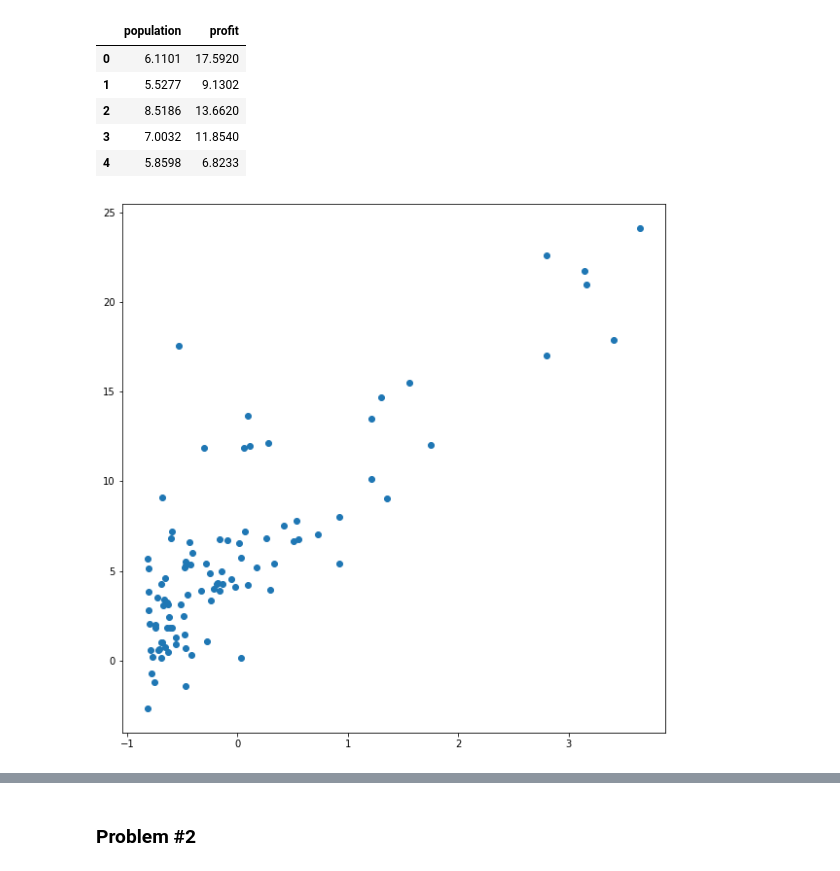
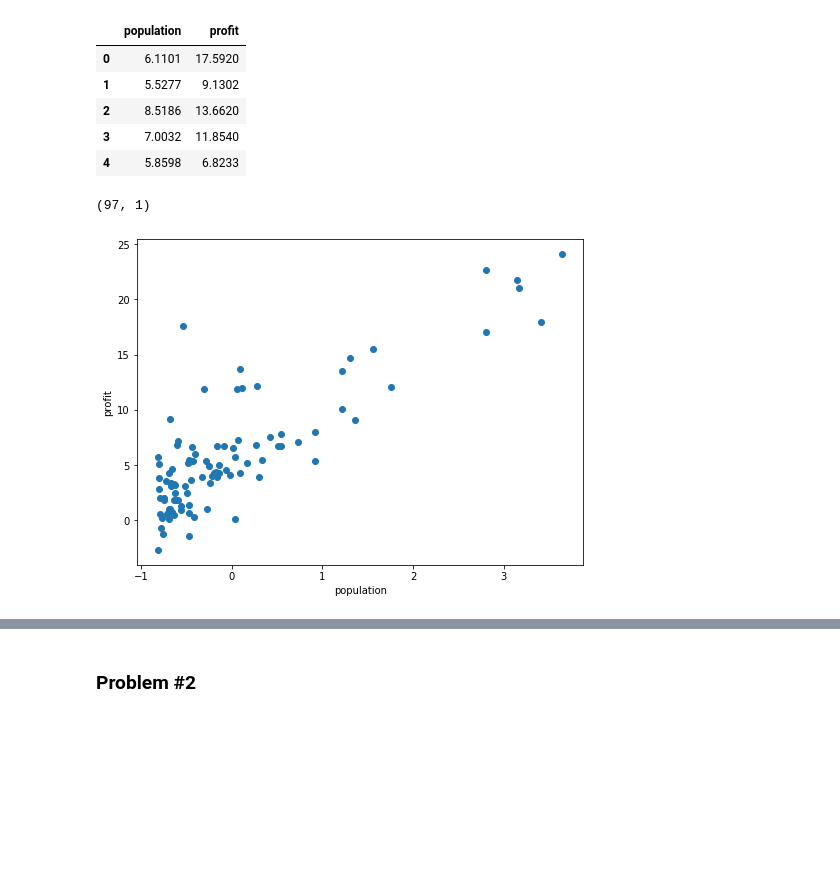
Before and after one commit to diogomatoschaves/ml-coursera-python, a Jupyter notebook: ml_coursera/week_1/week_1.ipynb, the cells around one changed output, grey strips where cells are left out. Saved outputs shown, nothing was run; the diff lists cells and outputs as text; code cells hidden in the pictures; blank space fills up the shorter version.

```diff
--- a/ml_coursera/week_1/week_1.ipynb
+++ b/ml_coursera/week_1/week_1.ipynb
@@ -30,10 +32,4 @@ reg = LinearRegression(reg_param=0)
 scaler = StandardScaler()
-# %%
-fig = plt.figure(figsize=(10, 10))
-plt.scatter(data=df, x="population", y="profit")
-plt.show()
-# %% [output]
-[figure, removed]
 # %%
 df[["population"]] = scaler.fit_transform(df[["population"]])
 
@@ -41,0 +38,8 @@ y = df.profit.to_numpy()
+# %%
+x.shape
+# %% [output]
+(97, 1)
+# %%
+plot_data(x, y, feature_names=['population', 'profit'])
+# %% [output]
+[figure, added]
```
Also changed, not shown: parts of 12 cells of this notebook, 9 other files.
